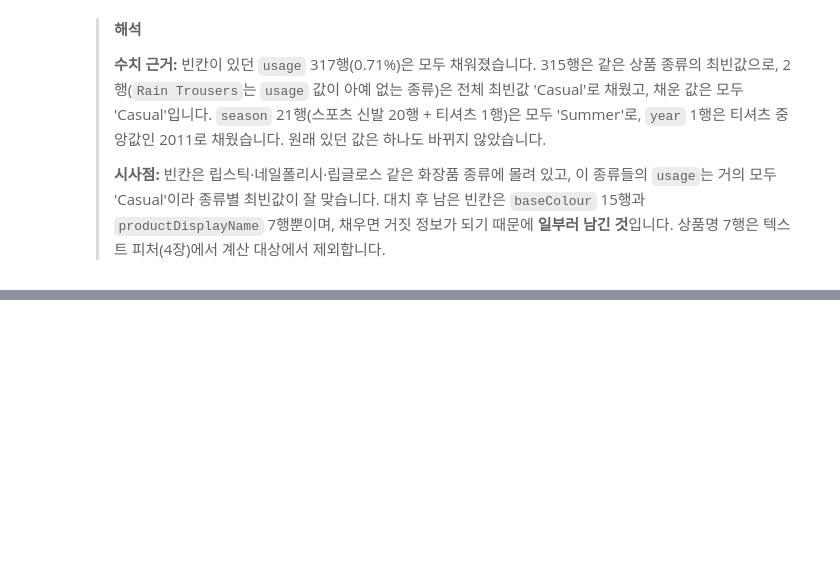
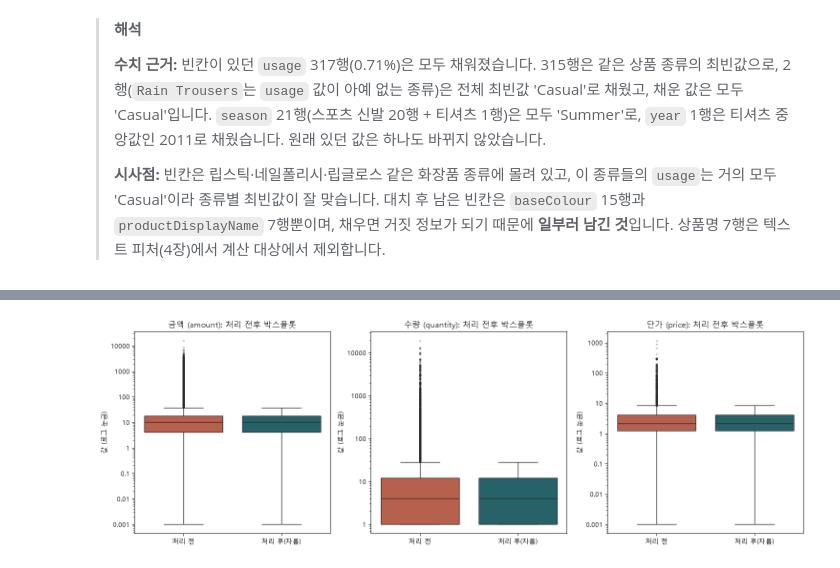
Before and after one commit to byungwoo2026/shopping-rfm-analysis_A1-1, a Jupyter notebook: notebooks/analysis_report.ipynb, the cells around one changed output, grey strips where cells are left out. Drawn from its saved outputs; the diff is of its cells as text; code cells hidden in the pictures; blank space fills up the shorter version.

```diff
--- a/notebooks/analysis_report.ipynb
+++ b/notebooks/analysis_report.ipynb
@@ -602,0 +921,13 @@ productDisplayName     7     7
+# %%
+amount_original = retail_analyzer.df["amount"].copy()      # 나중에 원본이 안 바뀌었는지 확인하려고 복사해 둠
+
+retail_analyzer.df["amount_clipped"] = retail_analyzer.treat_outliers("amount")
+retail_analyzer.df["quantity_clipped"] = retail_analyzer.treat_outliers("quantity")
+retail_analyzer.df["price_clipped"] = retail_analyzer.treat_outliers("price")
+
+df = retail_analyzer.df
+print(f"원본 amount가 그대로인가: {df['amount'].equals(amount_original)}")
+print(f"amount에서 잘린 값: {(df['amount'] != df['amount_clipped']).sum():,}개 (이상치 수와 같음: {len(retail_analyzer.detect_outliers('amount')):,}개)")
+print()
+cols = ["amount", "amount_clipped", "quantity", "quantity_clipped", "price", "price_clipped"]
+df[cols].agg(["mean", "median", "std", "max"]).T.style.format("{:,.2f}").set_uuid("clip_stats")
@@ -602,0 +954,31 @@ productDisplayName     7     7
+# %%
+import matplotlib.pyplot as plt
+import seaborn as sns
+from matplotlib.ticker import FuncFormatter
+
+plain = FuncFormatter(lambda v, _: f"{v:g}")                 # 눈금을 10^3 대신 1000처럼 보통 숫자로 표시
+from matplotlib import font_manager
+
+installed = {f.name for f in font_manager.fontManager.ttflist}              # 이 컴퓨터에 설치된 글꼴 이름들
+korean_font = next((name for name in ["Malgun Gothic", "AppleGothic", "NanumGothic"] if name in installed), "DejaVu Sans")
+plt.rcParams["font.family"] = korean_font                                   # 설치된 한글 글꼴을 골라 한글이 깨지지 않게
+plt.rcParams["axes.unicode_minus"] = False
+IMAGES_DIR = Path("..") / "images"
+IMAGES_DIR.mkdir(exist_ok=True)
+
+targets = [("amount", "금액 (amount)"), ("quantity", "수량 (quantity)"), ("price", "단가 (price)")]
+# %%
+# 박스플롯: 상자 = 가운데 50%(Q1~Q3), 위쪽 점 = IQR 기준 이상치
+fig, axes = plt.subplots(1, 3, figsize=(15, 5))
+for ax, (col, title) in zip(axes, targets):
+    data = pd.DataFrame({"처리 전": df[col], "처리 후(자름)": df[f"{col}_clipped"]})
+    sns.boxplot(data=data, ax=ax, palette=["#C8553D", "#1D6B74"], flierprops={"markersize": 2, "alpha": 0.3})
+    ax.set_yscale("log")
+    ax.yaxis.set_major_formatter(plain)
+    ax.set_title(f"{title}: 처리 전후 박스플롯")
+    ax.set_ylabel("값 (로그 눈금)")
+fig.tight_layout()
+fig.savefig(IMAGES_DIR / "boxplot_before_after.png", dpi=150, bbox_inches="tight")
+plt.show()
+# %% [output]
+[figure, added]
```
Also changed, not shown: parts of 37 cells of this notebook, 3 other files.
